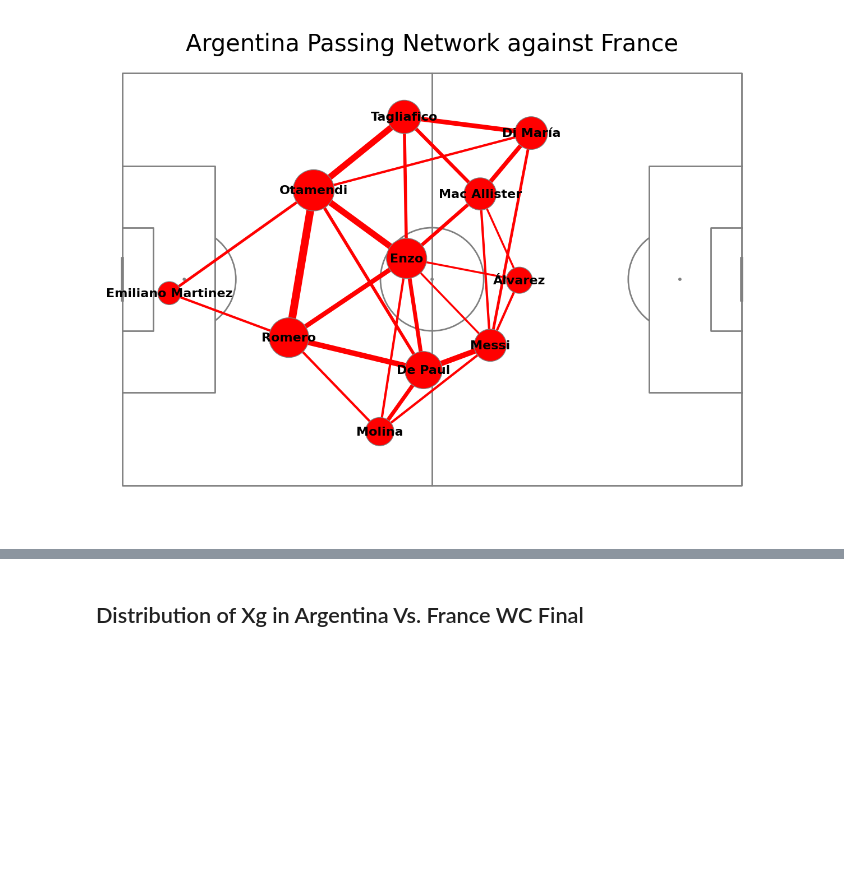
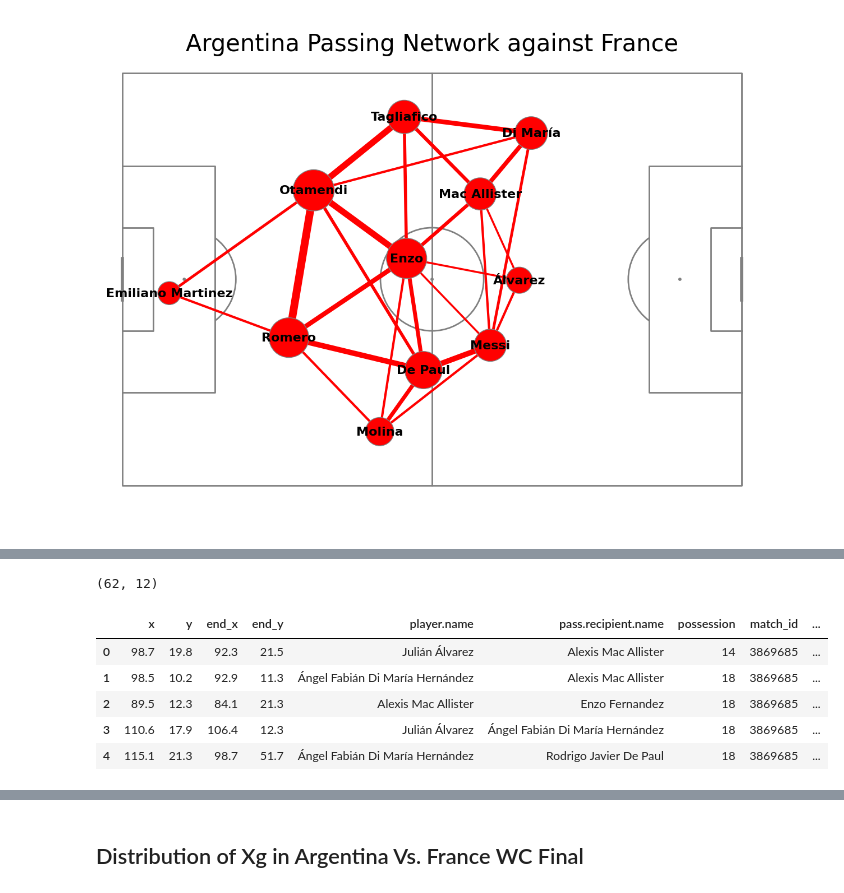
Before and after one commit to AliKhaled98/soccer-analytics, a Jupyter notebook: notebooks/soccereda.ipynb, the cells around one changed output, grey strips where cells are left out. Drawn from its saved outputs; the diff is of its cells as text; code cells hidden in the pictures; blank space fills up the shorter version.

```diff
--- a/notebooks/soccereda.ipynb
+++ b/notebooks/soccereda.ipynb
@@ -656,0 +719,40 @@ plt.show()
+# %%
+mask = (
+    (events["type.name"] == "Pass") &
+    (events["team.name"] == team_name) &
+    (events["pass.outcome.name"].isna()) &
+    (events["play_pattern.name"] != "From Throw In")
+)
+events_passes = events.loc[
+    mask,
+    [
+        "x",
+        "y",
+        "end_x",
+        "end_y",
+        "player.name",
+        "pass.recipient.name",
+        "possession",
+        "match_id",
+        "time_seconds",
+        "team.name",
+        "minute",
+        "second",
+    ]
+].copy()
+# %%
+danger_passes = []
+
+for _, shot in events_shots.iterrows():
+
+    window = events_passes[
+        (events_passes["possession"] == shot["possession"]) &
+        (events_passes["time_seconds"] >= shot["time_seconds"] - 15) &
+        (events_passes["time_seconds"] <= shot["time_seconds"])
+    ]
+    print(
+        f"Shot at {int(shot['minute'])}:{int(shot['second']):02d}"
+        f" -> {len(window)} passes"
+    )
+
+    danger_passes.append(window)
@@ -656,0 +777,13 @@ plt.show()
+# %%
+danger_passes_df = pd.concat(danger_passes, ignore_index=True)
+
+print(danger_passes_df.shape)
+danger_passes_df.head()
+# %% [output]
+(62, 12)
+|  | x | y | end_x | end_y | player.name | pass.recipient.name | possession | match_id | ... |
+| 0 | 98.7 | 19.8 | 92.3 | 21.5 | Julián Álvarez | Alexis Mac Allister | 14 | 3869685 | ... |
+| 1 | 98.5 | 10.2 | 92.9 | 11.3 | Ángel Fabián Di María Hernández | Alexis Mac Allister | 18 | 3869685 | ... |
+| 2 | 89.5 | 12.3 | 84.1 | 21.3 | Alexis Mac Allister | Enzo Fernandez | 18 | 3869685 | ... |
+| 3 | 110.6 | 17.9 | 106.4 | 12.3 | Julián Álvarez | Ángel Fabián Di María Hernández | 18 | 3869685 | ... |
+| 4 | 115.1 | 21.3 | 98.7 | 51.7 | Ángel Fabián Di María Hernández | Rodrigo Javier De Paul | 18 | 3869685 | ... |
```
Also changed, not shown: parts of 13 cells of this notebook.
